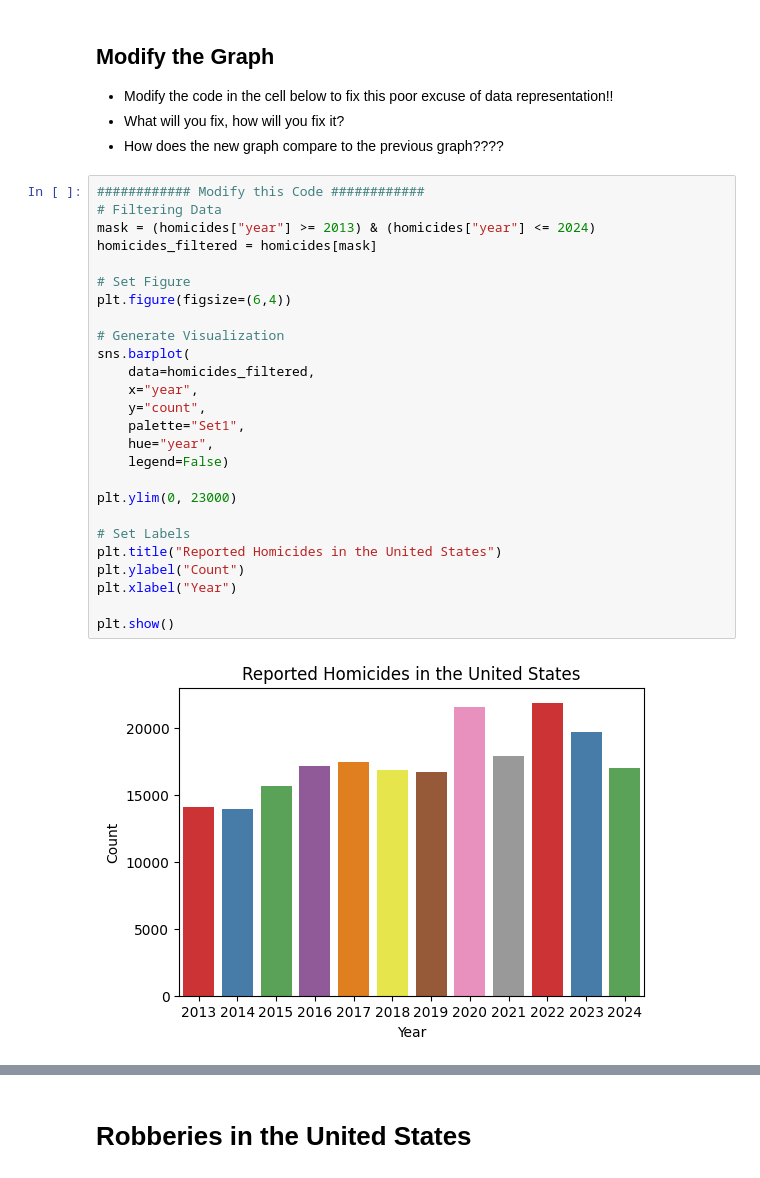
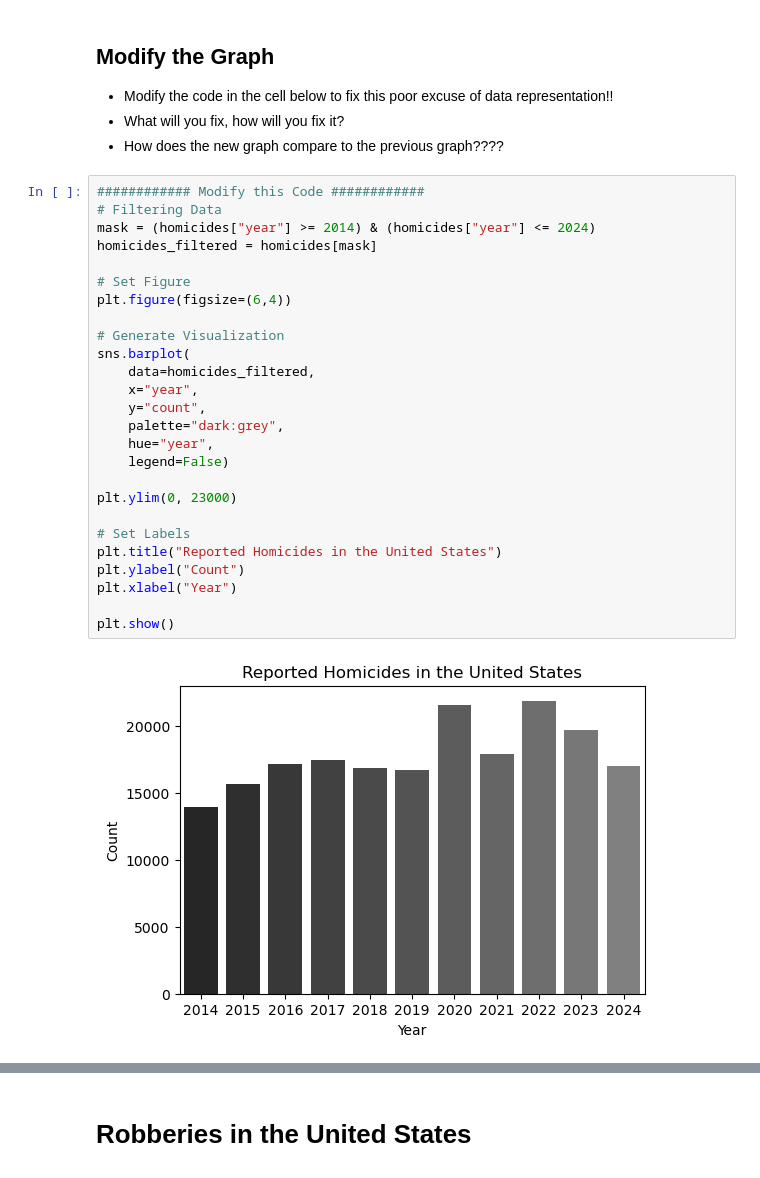
Before and after one commit to michaeltothewilson/data-with-python, a Jupyter notebook: notebooks-completed/07_misleading_data_complete.ipynb, the cells around one changed output, grey strips where cells are left out. Drawn from its saved outputs; the diff is of its cells as text.

```diff
--- a/notebooks-completed/07_misleading_data_complete.ipynb
+++ b/notebooks-completed/07_misleading_data_complete.ipynb
@@ -107,28 +107,28 @@ plt.show()
 # %%
 ############ Modify this Code ############
 # Filtering Data
-mask = (homicides["year"] >= 2013) & (homicides["year"] <= 2024)
+mask = (homicides["year"] >= 2014) & (homicides["year"] <= 2024)
 homicides_filtered = homicides[mask]
 
 # Set Figure
 plt.figure(figsize=(6,4))
 
 # Generate Visualization
 sns.barplot(
     data=homicides_filtered,
     x="year",
     y="count",
-    palette="Set1",
+    palette="dark:grey",
     hue="year",
     legend=False)
 
 plt.ylim(0, 23000)
 
 # Set Labels
 plt.title("Reported Homicides in the United States")
 plt.ylabel("Count")
 plt.xlabel("Year")
 
 plt.show()
 # %% [output]
-[figure, old version]
+[figure, new version]
```
Also changed, not shown: parts of 4 cells of this notebook.
